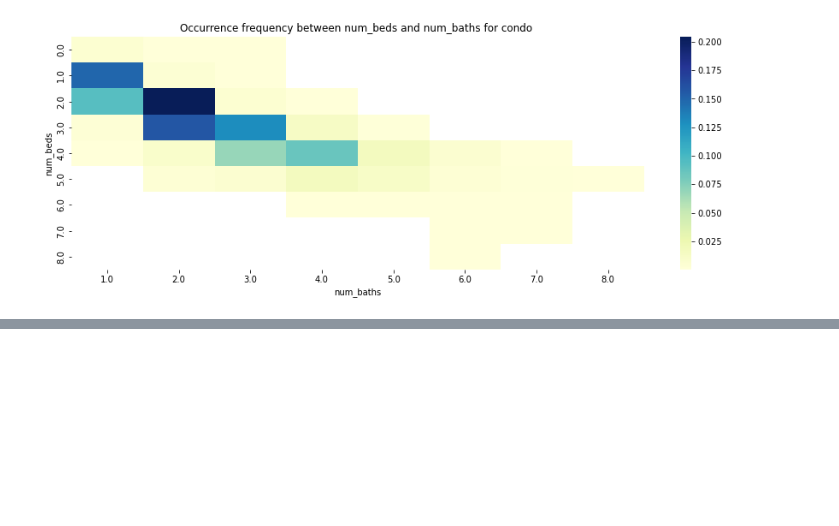
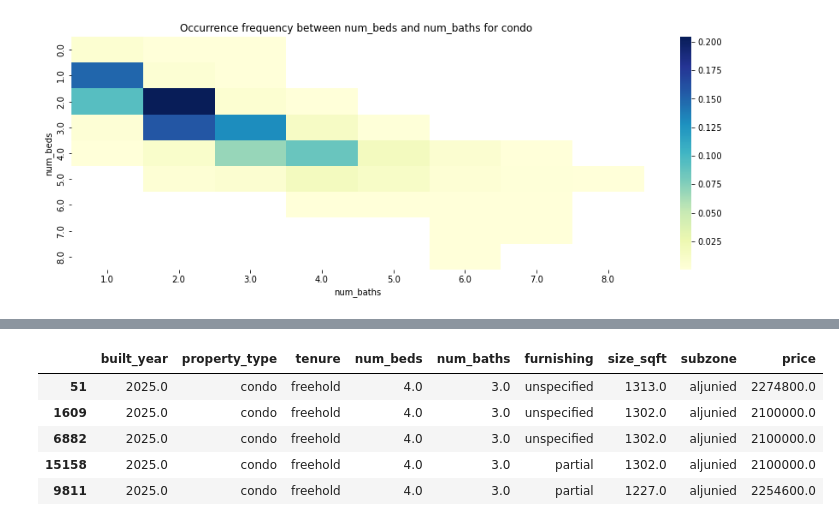
Before and after one commit to PigeonPhobia/no-bylan-regressor, a Jupyter notebook: Jiechen_EDA.ipynb, the cells around one changed output, grey strips where cells are left out. Saved outputs shown, nothing was run; the diff lists cells and outputs as text; code cells hidden in the pictures; blank space fills up the shorter version.

```diff
--- a/Jiechen_EDA.ipynb
+++ b/Jiechen_EDA.ipynb
@@ -224,0 +240,12 @@ from sklearn.kernel_ridge import KernelRidge
+# %%
+use_list = ['built_year', 'property_type', 'tenure', 'num_beds', 'num_baths', 'furnishing', 'size_sqft', 'subzone', 'price']
+
+df_train_s = df_train[use_list]
+df_train_s.head()
+# %% [output]
+|  | built_year | property_type | tenure | num_beds | num_baths | furnishing | size_sqft | subzone | price |
+| 51 | 2025.0 | condo | freehold | 4.0 | 3.0 | unspecified | 1313.0 | aljunied | 2274800.0 |
+| 1609 | 2025.0 | condo | freehold | 4.0 | 3.0 | unspecified | 1302.0 | aljunied | 2100000.0 |
+| 6882 | 2025.0 | condo | freehold | 4.0 | 3.0 | unspecified | 1302.0 | aljunied | 2100000.0 |
+| 15158 | 2025.0 | condo | freehold | 4.0 | 3.0 | partial | 1302.0 | aljunied | 2100000.0 |
+| 9811 | 2025.0 | condo | freehold | 4.0 | 3.0 | partial | 1227.0 | aljunied | 2254600.0 |
```
Also changed, not shown: parts of 14 cells of this notebook, 1 other file.
